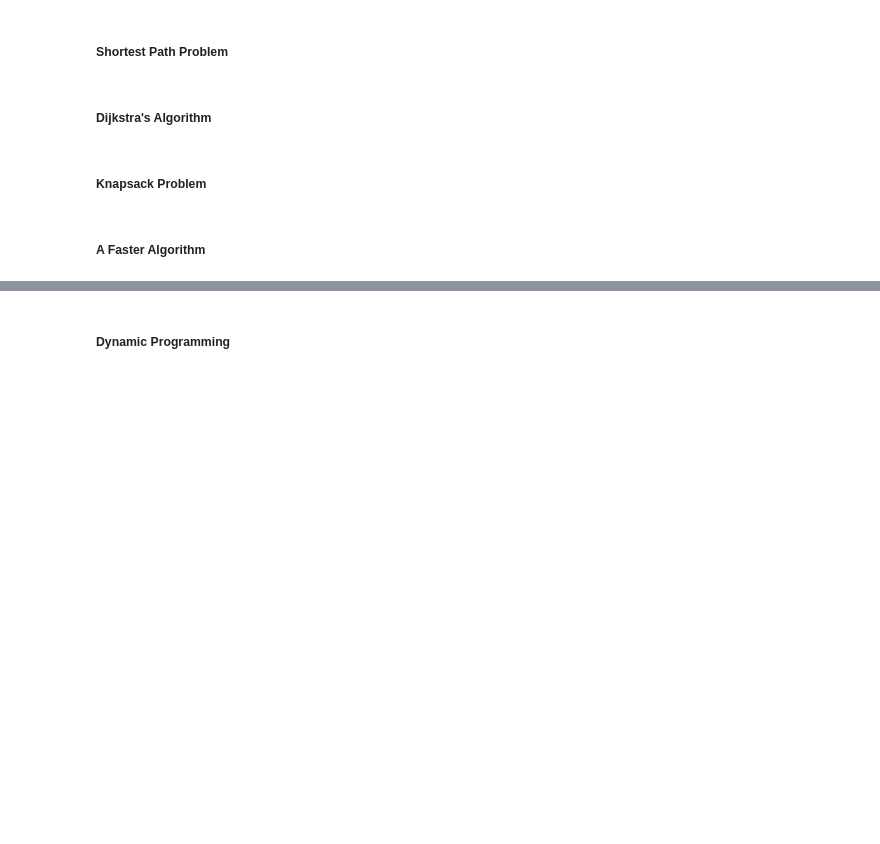
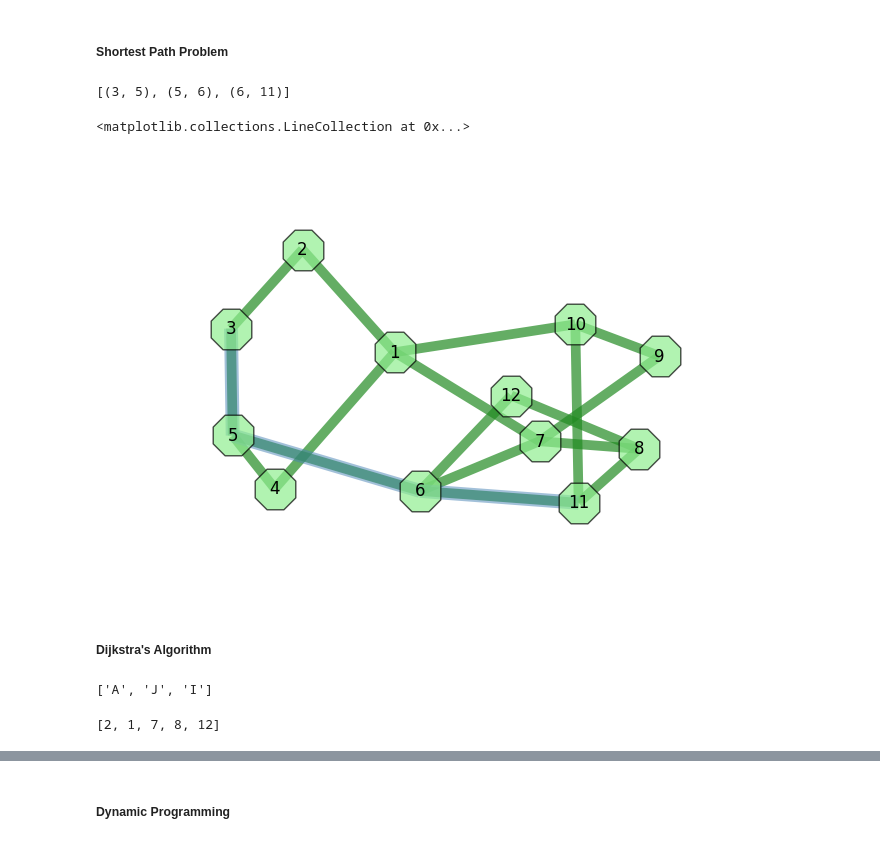
Before and after one commit to OlgaBelitskaya/resume-builder, a Jupyter notebook: Udacity_Technical_Interview_Practice_Lessons.ipynb, the cells around one changed output, grey strips where cells are left out. Cells and saved outputs as stored; diff of their text form; code cells hidden in the pictures; blank space fills up the shorter version.

```diff
--- a/Udacity_Technical_Interview_Practice_Lessons.ipynb
+++ b/Udacity_Technical_Interview_Practice_Lessons.ipynb
@@ -1728,8 +1848,31 @@ pp.pprint(graph.bfs_names(2))
+# %%
+lines = ['1 2 4 7 10', '2 3', '3 5', '4 5', '5 6', '6 7 11 12',
+         '7 8 9', '8 11 12', '9 10', '10 11', '11', '12']
+g1 = nx.parse_adjlist(lines, nodetype = int)
 # %% [markdown]
 ##### Shortest Path Problem
+# %%
+pos=nx.spring_layout(g1)
+nodes = nx.shortest_path(g1, 3, 11)
+shortest_path = []
+for i in range(len(nodes)-1):
+    shortest_path.append((nodes[i], nodes[i+1]))
+print (shortest_path)
+nx.draw(g1, pos, with_labels=True, node_shape='8', node_size=1000,
+        node_color='lightgreen', edge_color='forestgreen', width=7, alpha=0.7)
+nx.draw_networkx_edges(g1, pos=pos, edgelist=shortest_path,
+                       edge_color = 'steelblue', width=10, alpha=0.5)
+# %% [output]
+[(3, 5), (5, 6), (6, 11)]
+<matplotlib.collections.LineCollection at 0x...>
+[figure, added]
 # %% [markdown]
 ##### Dijkstra's Algorithm
-# %% [markdown]
-##### Knapsack Problem
-# %% [markdown]
-##### A Faster Algorithm
+# %%
+print(nx.dijkstra_path(g,'A','I'))
+# %% [output]
+['A', 'J', 'I']
+# %%
+print(nx.dijkstra_path(g1,2,12))
+# %% [output]
+[2, 1, 7, 8, 12]
```
Also changed, not shown: parts of 8 cells of this notebook.
